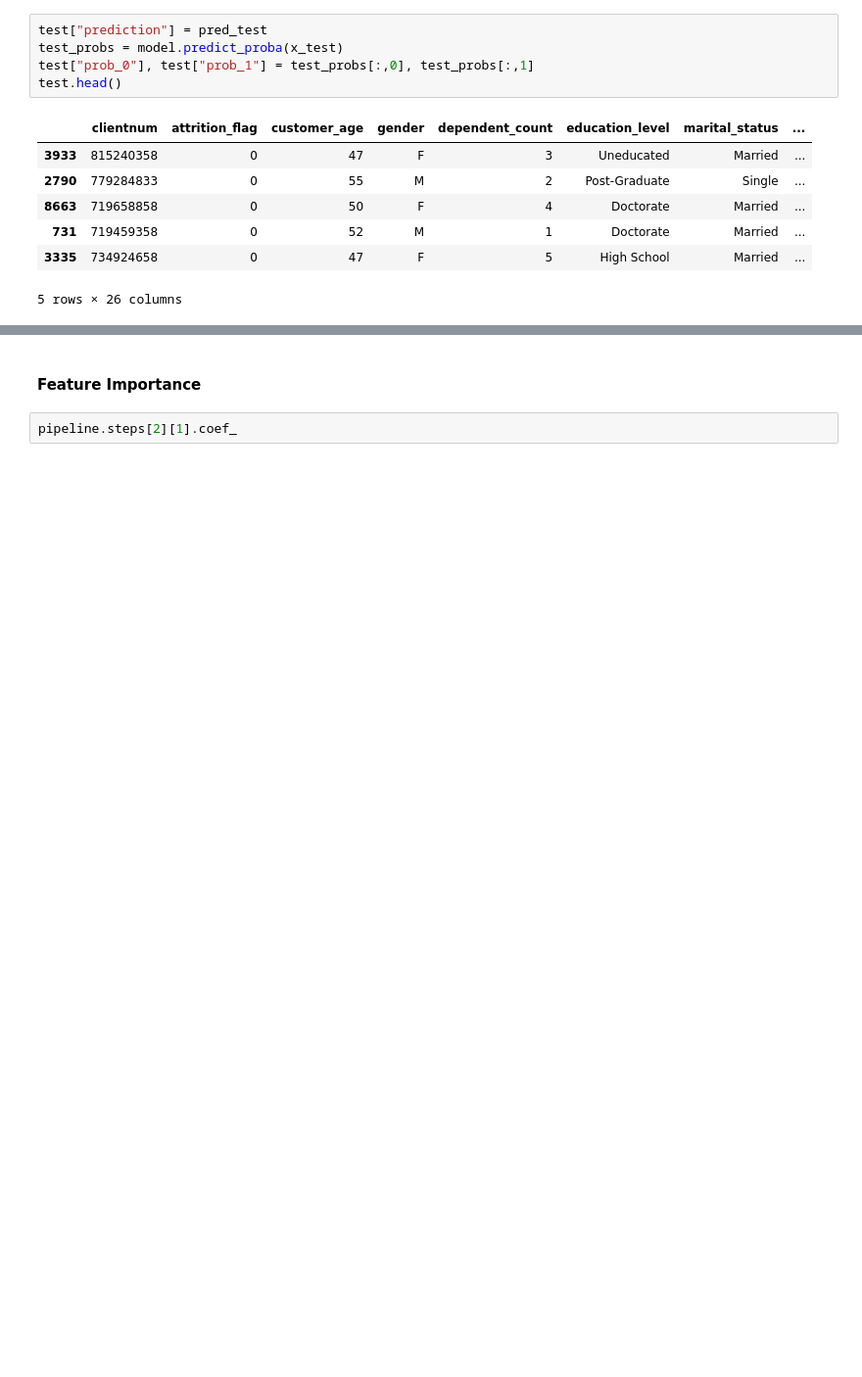
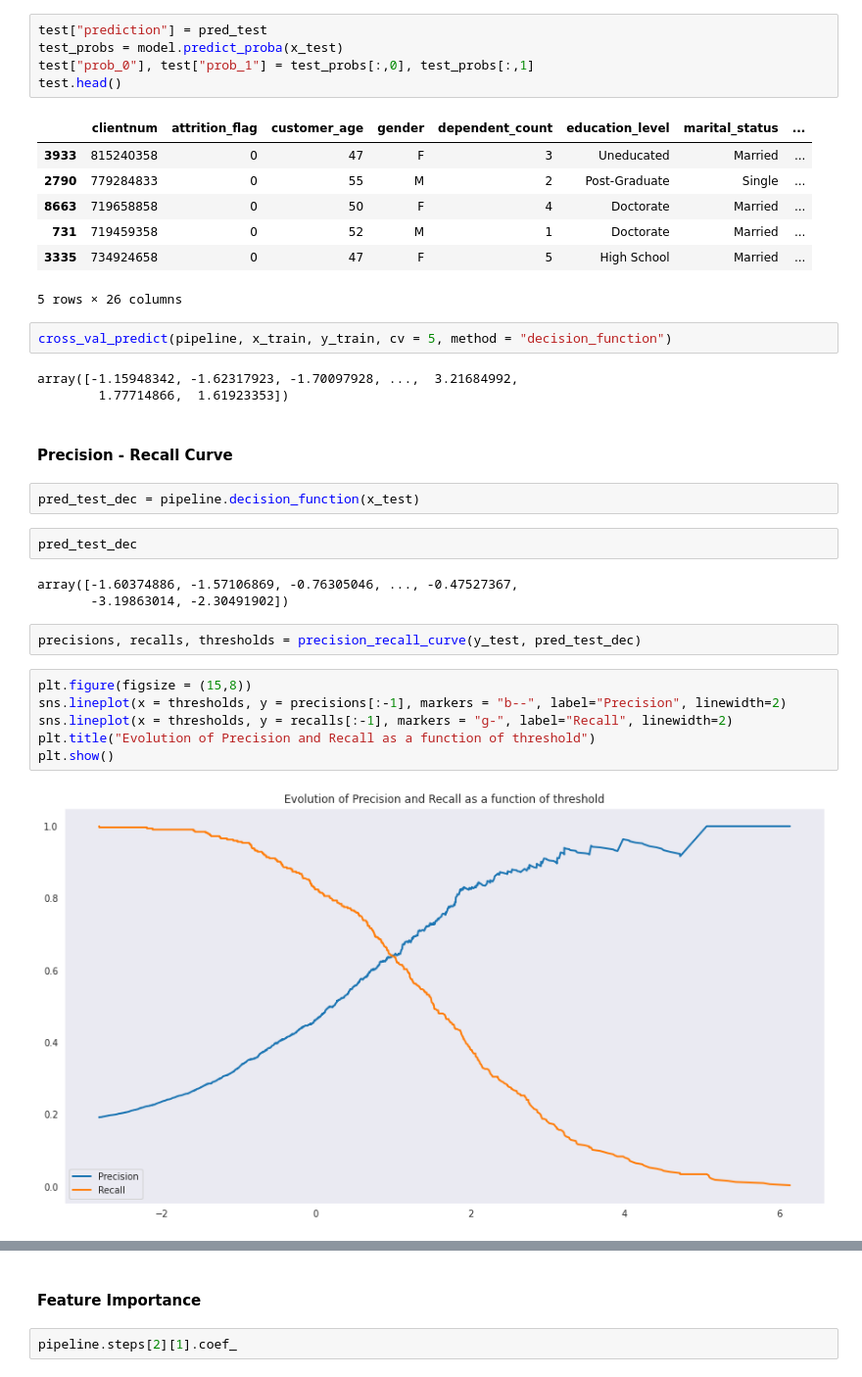
Before and after one commit to MUbarak123-56/bank-churners, a Jupyter notebook: 43-lr-pipeline.ipynb, the cells around one changed output, grey strips where cells are left out. Shown: that part at 98% size. Drawn from its saved outputs; the diff is of its cells as text; blank space fills up the shorter version.

```diff
--- a/43-lr-pipeline.ipynb
+++ b/43-lr-pipeline.ipynb
@@ -269,3 +269,27 @@ test.head()
 | 731 | 719459358 | 0 | 52 | M | 1 | Doctorate | Married | ... |
 | 3335 | 734924658 | 0 | 47 | F | 5 | High School | Married | ... |
 5 rows × 26 columns
+# %%
+cross_val_predict(pipeline, x_train, y_train, cv = 5, method = "decision_function")
+# %% [output]
+array([-1.15948342, -1.62317923, -1.70097928, ...,  3.21684992,
+        1.77714866,  1.61923353])
+# %% [markdown]
+#### Precision - Recall Curve
+# %%
+pred_test_dec = pipeline.decision_function(x_test)
+# %%
+pred_test_dec
+# %% [output]
+array([-1.60374886, -1.57106869, -0.76305046, ..., -0.47527367,
+       -3.19863014, -2.30491902])
+# %%
+precisions, recalls, thresholds = precision_recall_curve(y_test, pred_test_dec)
+# %%
+plt.figure(figsize = (15,8))
+sns.lineplot(x = thresholds, y = precisions[:-1], markers = "b--", label="Precision", linewidth=2)
+sns.lineplot(x = thresholds, y = recalls[:-1], markers = "g-", label="Recall", linewidth=2)
+plt.title("Evolution of Precision and Recall as a function of threshold")
+plt.show()
+# %% [output]
+[figure, added]
```
Also changed, not shown: parts of 16 cells of this notebook, 2 other files.
